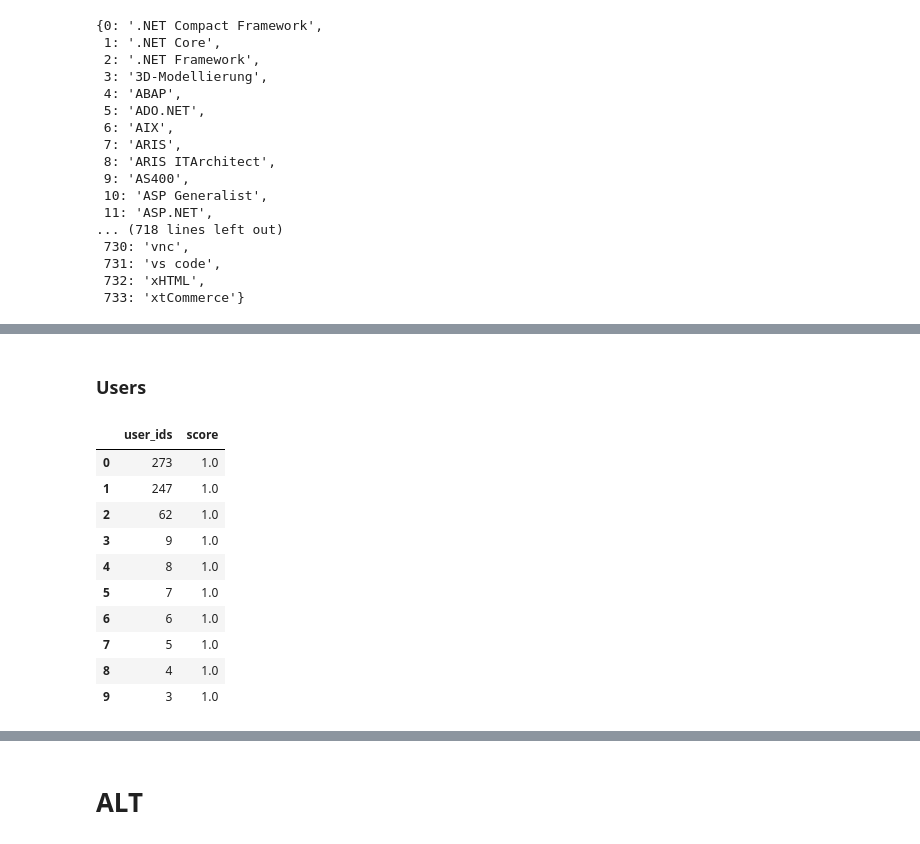
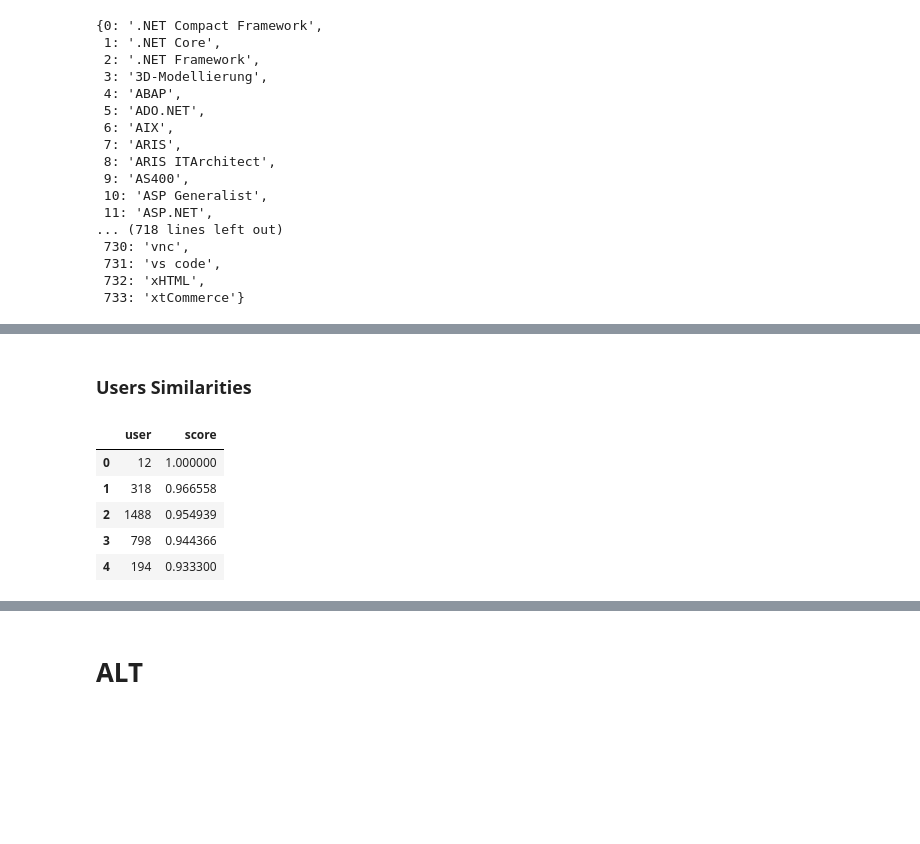
Before and after one commit to maximizer36/DS_AP, a Jupyter notebook: AP_binary_implicit_final.ipynb, the cells around one changed output, grey strips where cells are left out. Saved outputs shown, nothing was run; the diff lists cells and outputs as text; code cells hidden in the pictures; blank space fills up the shorter version.

```diff
--- a/AP_binary_implicit_final.ipynb
+++ b/AP_binary_implicit_final.ipynb
@@ -1287,5 +1262,7 @@ get_similar_items("SQL")
 # %% [markdown]
-### Users
+### Users Similarities
+# %%
+userid_dictonary =  [dict((k,v) for k,v in enumerate(PERSONS))][0]
 # %%
 new_skills = {
                 "Windows 11":1,
@@ -1310,19 +1287,18 @@ new_skills = {
 # %%
 new_user_id_list = list(new_skills.keys())
 # %%
-user_ids_, sim = model.similar_users(0, N=10)
-# display the results using pandas for nicer formatting
-similarity_df  = pd.DataFrame({"user_ids": data_skills.index[user_ids_], "score": sim})
-similarity_df
+def get_similar_users(userid:int, n:int = 5):
+
+    user_id, sim = model.similar_users(userid, N=n)
+    # display the results using pandas for nicer formatting
+    similarity_df  = pd.DataFrame({"user": [userid_dictonary[u] for u in user_id], "score": sim})
+    return similarity_df
-# %% [output]
-|  | user_ids | score |
-| 0 | 273 | 1.0 |
-| 1 | 247 | 1.0 |
-| 2 | 62 | 1.0 |
-| 3 | 9 | 1.0 |
-| 4 | 8 | 1.0 |
-| 5 | 7 | 1.0 |
-| 6 | 6 | 1.0 |
-| 7 | 5 | 1.0 |
-| 8 | 4 | 1.0 |
-| 9 | 3 | 1.0 |
+# %%
+get_similar_users(0)
+# %% [output]
+|  | user | score |
+| 0 | 12 | 1.000000 |
+| 1 | 318 | 0.966558 |
+| 2 | 1488 | 0.954939 |
+| 3 | 798 | 0.944366 |
+| 4 | 194 | 0.933300 |
```
Also changed, not shown: parts of 13 cells of this notebook, 6 other files.
